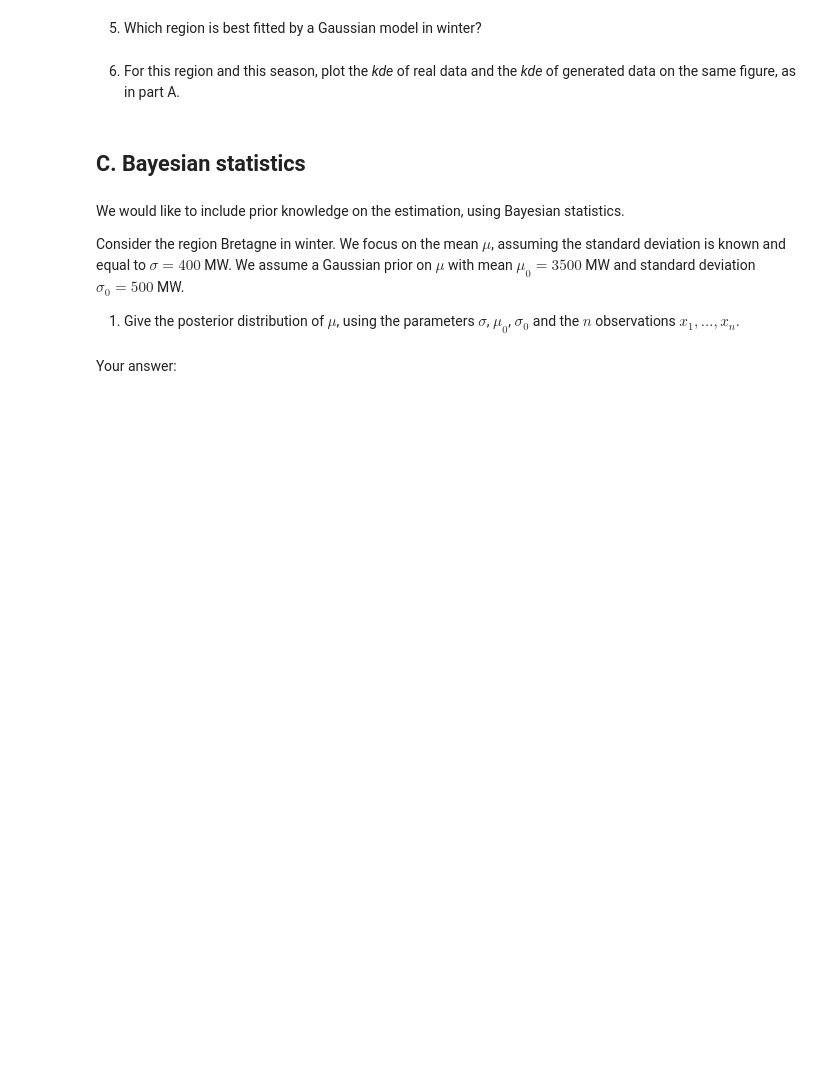
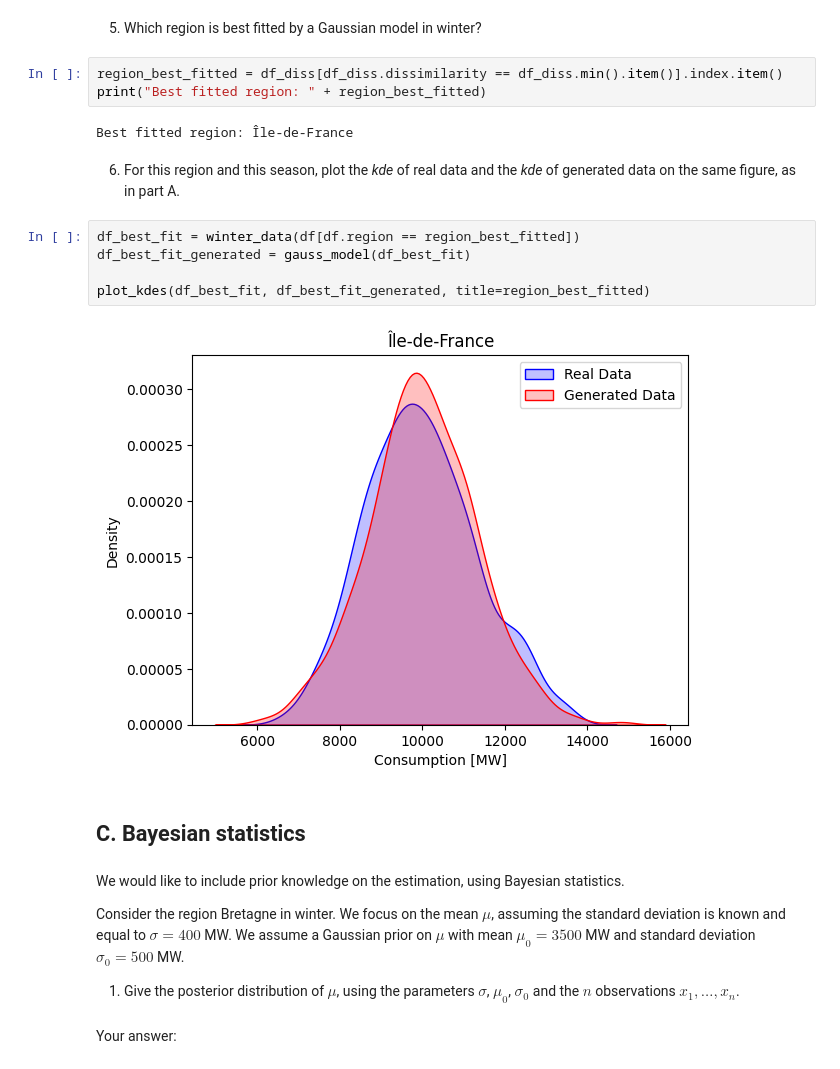
Before and after one commit to lucaerba/AllExs, a Jupyter notebook: Statistics_project/project.ipynb, the cells around one changed output. Cells and saved outputs as stored; diff of their text form; blank space fills up the shorter version.

```diff
--- a/Statistics_project/project.ipynb
+++ b/Statistics_project/project.ipynb
@@ -275,7 +297,19 @@ TypeError: only size-1 arrays can be converted to Python scalars
 # %% [markdown]
 5. Which region is best fitted by a Gaussian model in winter?
+# %%
+region_best_fitted = df_diss[df_diss.dissimilarity == df_diss.min().item()].index.item()
+print("Best fitted region: " + region_best_fitted)
+# %% [output]
+Best fitted region: Île-de-France
 # %% [markdown]
 6. For this region and this season, plot the *kde* of real data and the *kde* of generated data on the same figure, as in part A.
+# %%
+df_best_fit = winter_data(df[df.region == region_best_fitted])
+df_best_fit_generated = gauss_model(df_best_fit)
+
+plot_kdes(df_best_fit, df_best_fit_generated, title=region_best_fitted)
+# %% [output]
+[figure, added]
 # %% [markdown]
 ## C. Bayesian statistics
 # %% [markdown]
```
Also changed, not shown: parts of 6 cells of this notebook.
